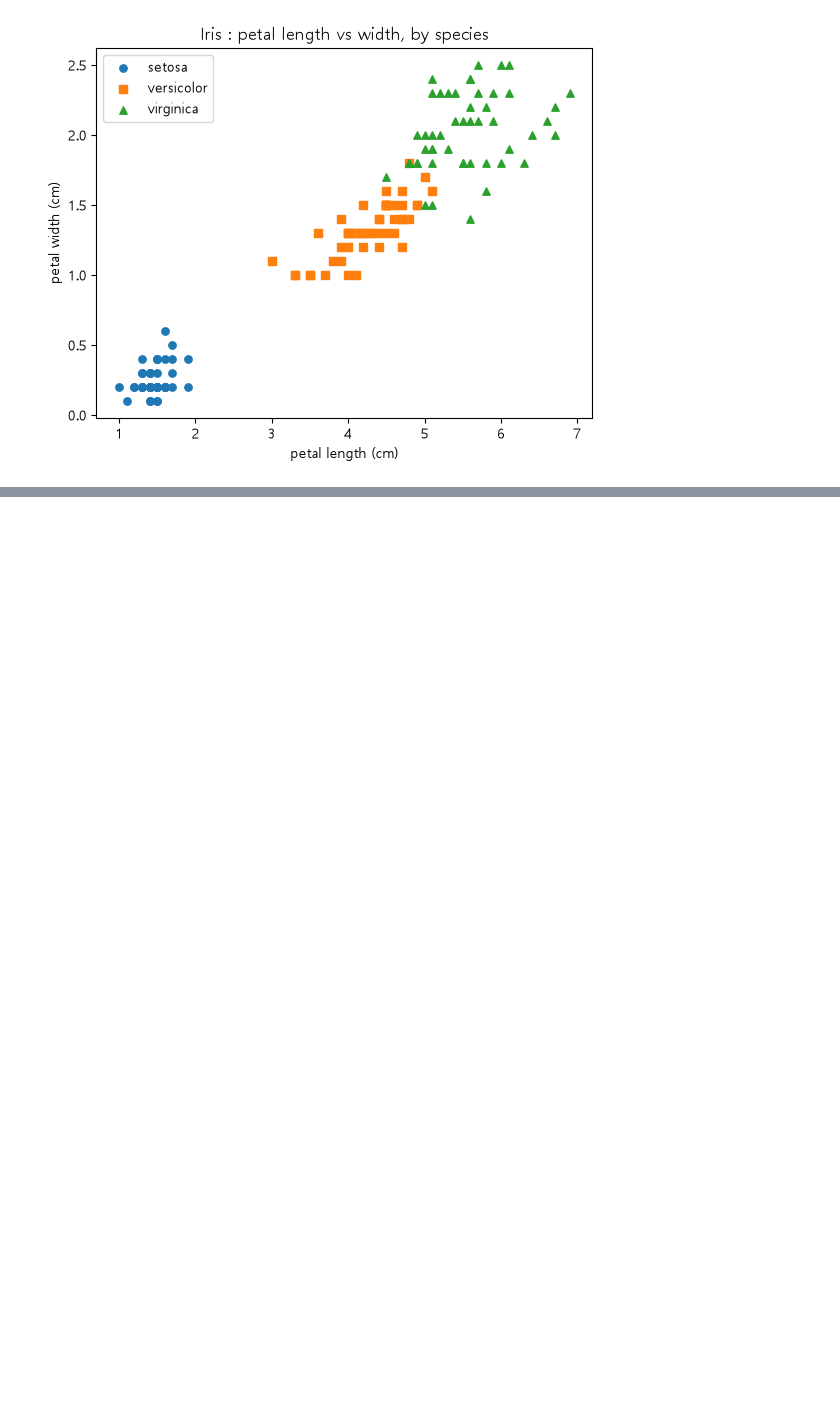
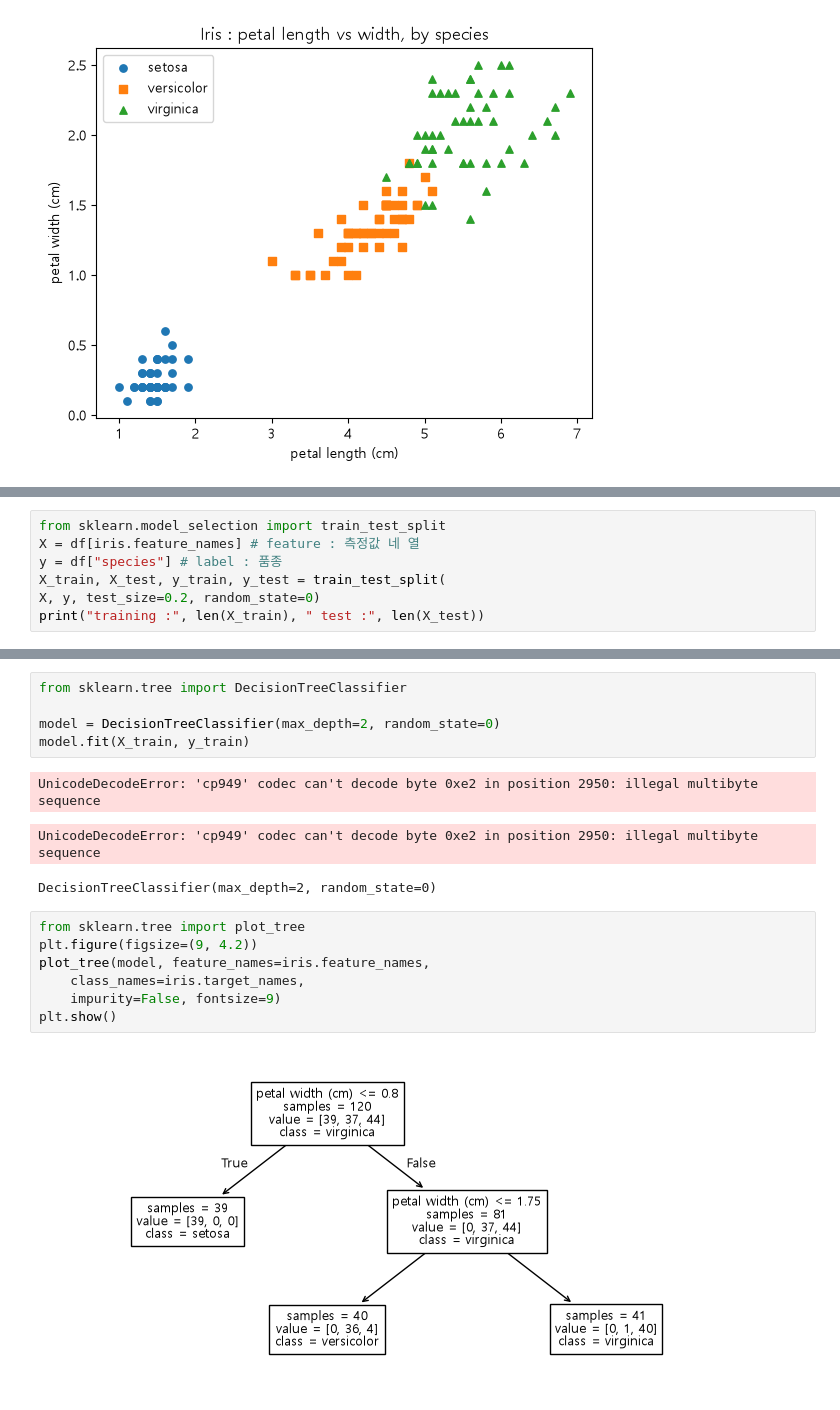
Before and after one commit to marty0228/data_analysis, a Jupyter notebook: iris.ipynb, the cells around one changed output, grey strips where cells are left out. Cells and saved outputs as stored; diff of their text form; blank space fills up the shorter version.

```diff
--- a/iris.ipynb
+++ b/iris.ipynb
@@ -43,0 +64,7 @@ plt.show()
+# %%
+from sklearn.model_selection import train_test_split
+X = df[iris.feature_names] # feature : 측정값 네 열
+y = df["species"] # label : 품종
+X_train, X_test, y_train, y_test = train_test_split(
+X, y, test_size=0.2, random_state=0)
+print("training :", len(X_train), " test :", len(X_test))
@@ -43,0 +85,18 @@ plt.show()
+# %%
+from sklearn.tree import DecisionTreeClassifier
+
+model = DecisionTreeClassifier(max_depth=2, random_state=0)
+model.fit(X_train, y_train)
+# %% [output]
+UnicodeDecodeError: 'cp949' codec can't decode byte 0xe2 in position 2950: illegal multibyte sequence
+UnicodeDecodeError: 'cp949' codec can't decode byte 0xe2 in position 2950: illegal multibyte sequence
+DecisionTreeClassifier(max_depth=2, random_state=0)
+# %%
+from sklearn.tree import plot_tree
+plt.figure(figsize=(9, 4.2))
+plot_tree(model, feature_names=iris.feature_names,
+    class_names=iris.target_names,
+    impurity=False, fontsize=9)
+plt.show()
+# %% [output]
+[figure, added]
```
Also changed, not shown: parts of 4 cells of this notebook, 1 other file.
